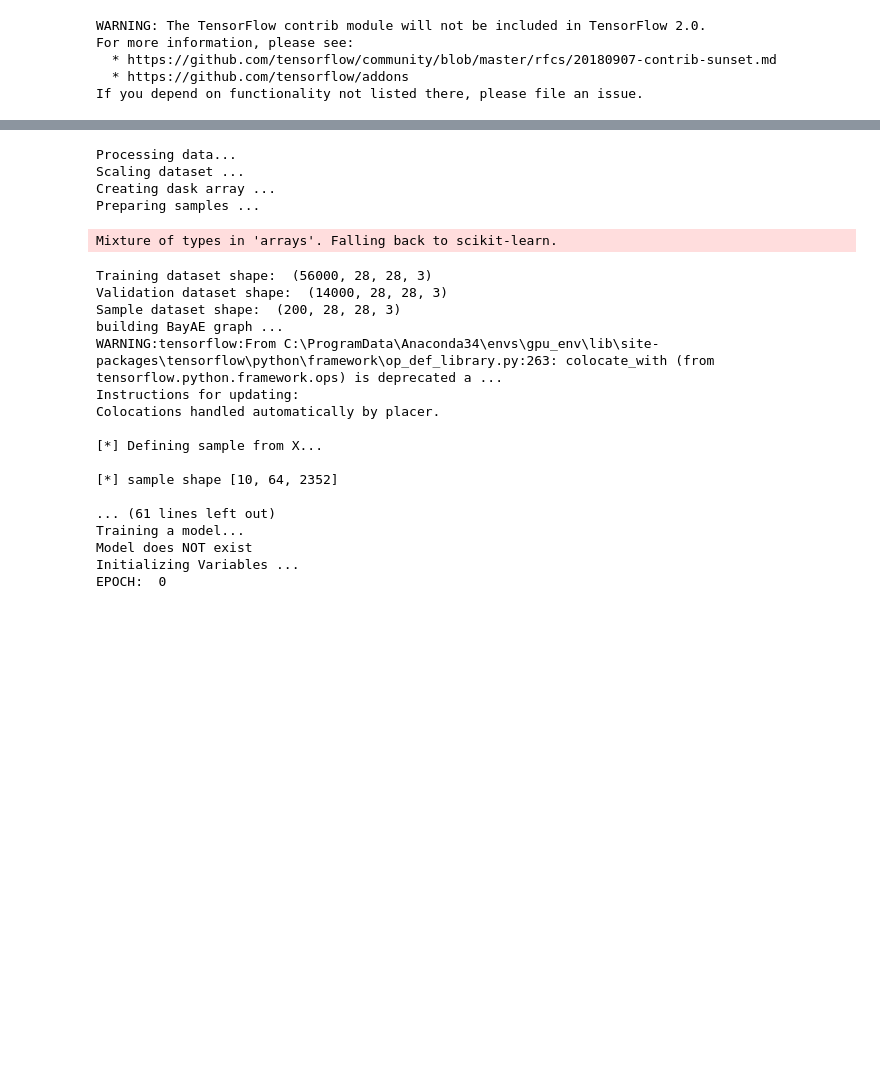
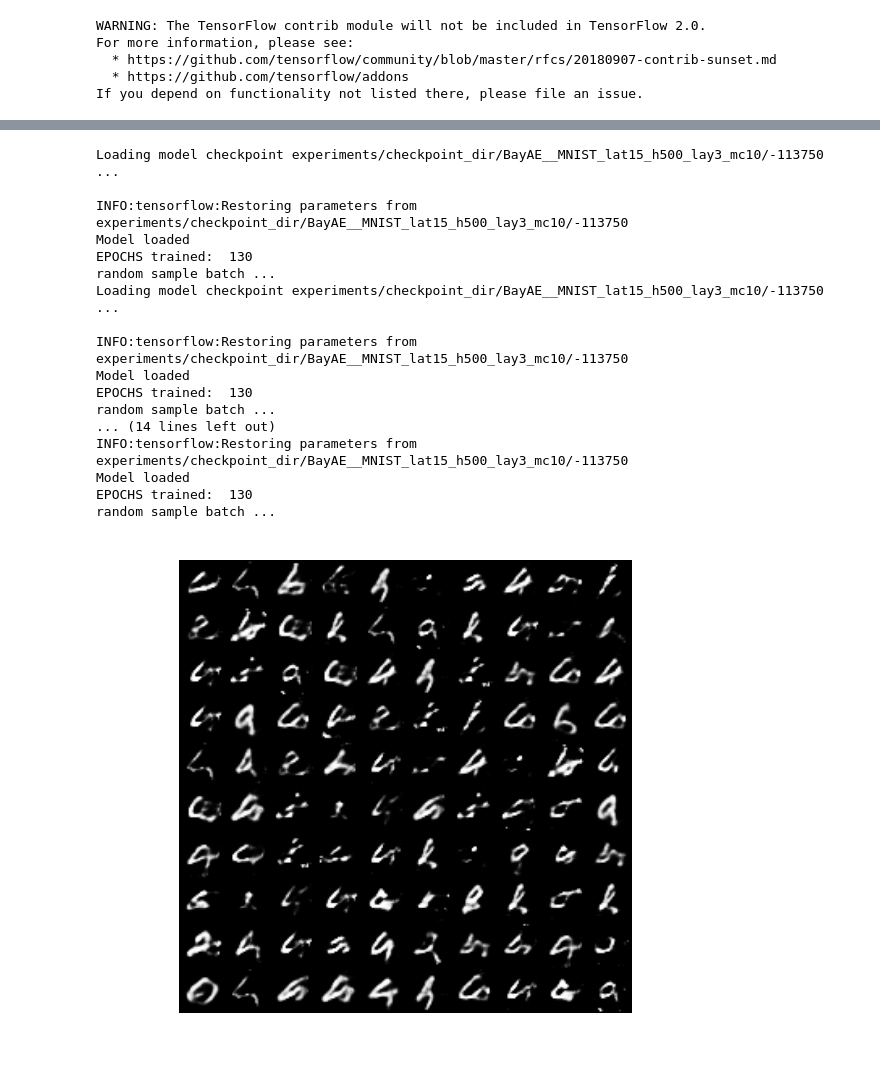
Before and after one commit to kkahloots/Autoencoders, a Jupyter notebook: MNIST-BayesianAE.ipynb, the cells around one changed output, grey strips where cells are left out. Saved outputs shown, nothing was run; the diff lists cells and outputs as text; code cells hidden in the pictures; blank space fills up the shorter version.

```diff
--- a/MNIST-BayesianAE.ipynb
+++ b/MNIST-BayesianAE.ipynb
@@ -41,25 +56,2 @@ Saving Model Arguments ...
 # %%
-ae.fit(X,y)
+#ae.fit(X,y)
-# %% [output]
-Processing data...
-Scaling dataset ...
-Creating dask array ...
-Preparing samples ...
-Mixture of types in 'arrays'. Falling back to scikit-learn.
-Training dataset shape:  (56000, 28, 28, 3)
-Validation dataset shape:  (14000, 28, 28, 3)
-Sample dataset shape:  (200, 28, 28, 3)
-building BayAE graph ...
-WARNING:tensorflow:From C:\ProgramData\Anaconda34\envs\gpu_env\lib\site-packages\tensorflow\python\framework\op_def_library.py:263: colocate_with (from tensorflow.python.framework.ops) is deprecated a ...
-Instructions for updating:
-Colocations handled automatically by placer.
-
-[*] Defining sample from X...
-
-[*] sample shape [10, 64, 2352]
-
-... (61 lines left out)
-Training a model...
-Model does NOT exist
-Initializing Variables ...
-EPOCH:  0
@@ -67,0 +62,30 @@ EPOCH:  0
+# %%
+for _ in range(5):
+    samples = ae.reconst_samples_out_data()
+    scale = 10
+    im = merge(samples, (10,10))
+    fig_width = int(im.shape[0] * scale)
+    fig_height = int(im.shape[1] * scale)
+    im = resize(im, (fig_width, fig_height), anti_aliasing=True)
+    plt.figure(dpi=150)
+    plt.imshow(im)
+    plt.axis('off')
+# %% [output]
+Loading model checkpoint experiments/checkpoint_dir/BayAE__MNIST_lat15_h500_lay3_mc10/-113750 ...
+
+INFO:tensorflow:Restoring parameters from experiments/checkpoint_dir/BayAE__MNIST_lat15_h500_lay3_mc10/-113750
+Model loaded
+EPOCHS trained:  130
+random sample batch ...
+Loading model checkpoint experiments/checkpoint_dir/BayAE__MNIST_lat15_h500_lay3_mc10/-113750 ...
+
+INFO:tensorflow:Restoring parameters from experiments/checkpoint_dir/BayAE__MNIST_lat15_h500_lay3_mc10/-113750
+Model loaded
+EPOCHS trained:  130
+random sample batch ...
+... (14 lines left out)
+INFO:tensorflow:Restoring parameters from experiments/checkpoint_dir/BayAE__MNIST_lat15_h500_lay3_mc10/-113750
+Model loaded
+EPOCHS trained:  130
+random sample batch ...
+[figure, added]
```
Also changed, not shown: parts of 4 cells of this notebook, 2 other files.
